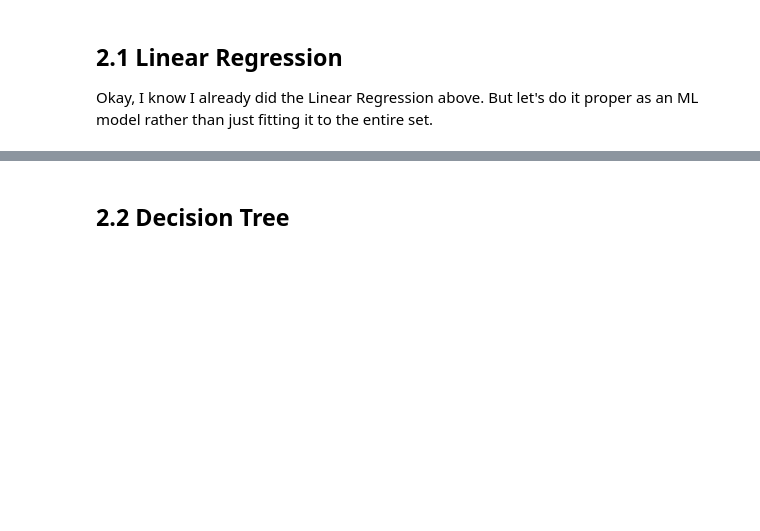
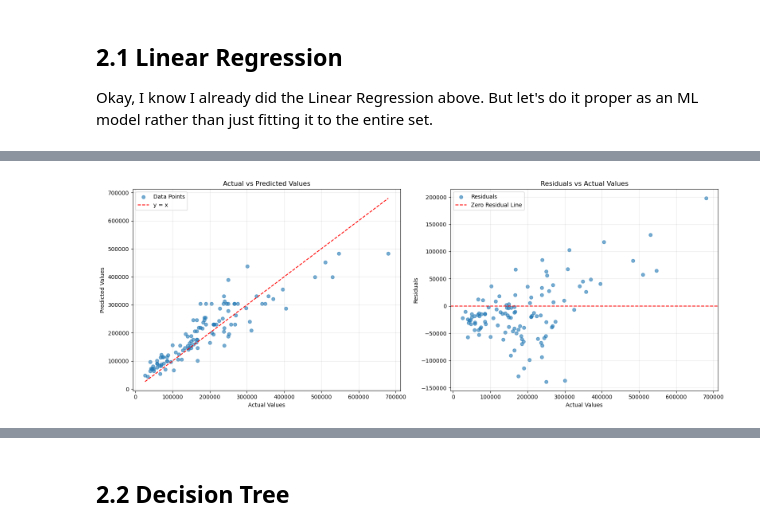
Before and after one commit to RoryThomas16/Cardiff-Housing-Price-Predictor, a Jupyter notebook: Cardiff-Housing_Price_Predictor.ipynb, the cells around one changed output, grey strips where cells are left out. Drawn from its saved outputs; the diff is of its cells as text; code cells hidden in the pictures; blank space fills up the shorter version.

```diff
--- a/Cardiff-Housing_Price_Predictor.ipynb
+++ b/Cardiff-Housing_Price_Predictor.ipynb
@@ -512,8 +568,12 @@ encoded_df.set_index('address')
 570 rows × 8 columns
 # %%
 # Define features (X) and target (y)
-X = encoded_df[['date_sold', 'bedrooms', 'propertyType', 'bathrooms']]
+X = encoded_df[['year_sold', 'bedrooms', 'propertyType', 'bathrooms']]
 y = encoded_df['display_price']
 
 # Split the data into training and testing sets
 X_train, X_test, y_train, y_test = train_test_split(X, y, train_size=train_frac, random_state=42)
+
+scaler = StandardScaler()
+X_train_scaled = scaler.fit_transform(X_train)
+X_test_scaled = scaler.fit_transform(X_test)
@@ -536,16 +580,3 @@ X_test
 # %% [markdown]
 ## 2.1 Linear Regression
 Okay, I know I already did the Linear Regression above. But let's do it proper as an ML model rather than just fitting it to the entire set.
-# %%
-# Train the linear regression model
-lr_model = LinearRegression()
-lr_model.fit(X_train, y_train)
-
-# Make predictions
-y_pred_lr = lr_model.predict(X_test)
-
-# Evaluate the model
-r2 = r2_score(y_test, y_pred_lr)
-print("R Squared:", r2)
-mse = mean_squared_error(y_test, y_pred_lr)
-print("Mean Squared Error:", mse)
@@ -554,0 +631,29 @@ Mean Squared Error: 3757783484.0612874
+# %%
+fig, axes = plt.subplots(nrows=1, ncols=2, figsize=(16, 6))
+
+# Subplot 1: Actual vs Predicted Values
+ax = axes[0]
+ax.scatter(y_test, y_pred_ridge, alpha=0.6, label="Data Points")
+ax.plot([y_test.min(), y_test.max()],[y_test.min(), y_test.max()],color='red',linestyle='--',label="y = x")
+ax.set_title("Actual vs Predicted Values")
+ax.set_xlabel("Actual Values")
+ax.set_ylabel("Predicted Values")
+ax.legend(fontsize=10)
+ax.grid(alpha=0.3)
+
+# Subplot 2: Residuals vs Actual Values
+ax = axes[1]
+residuals = y_test - y_pred_ridge
+ax.scatter(y_test, residuals, alpha=0.6, label="Residuals")
+ax.axhline(0, color='red', linestyle='--', label="Zero Residual Line")
+ax.set_title("Residuals vs Actual Values")
+ax.set_xlabel("Actual Values")
+ax.set_ylabel("Residuals")
+ax.legend(fontsize=10)
+ax.grid(alpha=0.3)
+
+# Adjust layout and show the plot
+plt.tight_layout()
+plt.show()
+# %% [output]
+[figure, added]
```
Also changed, not shown: parts of 10 cells of this notebook.
